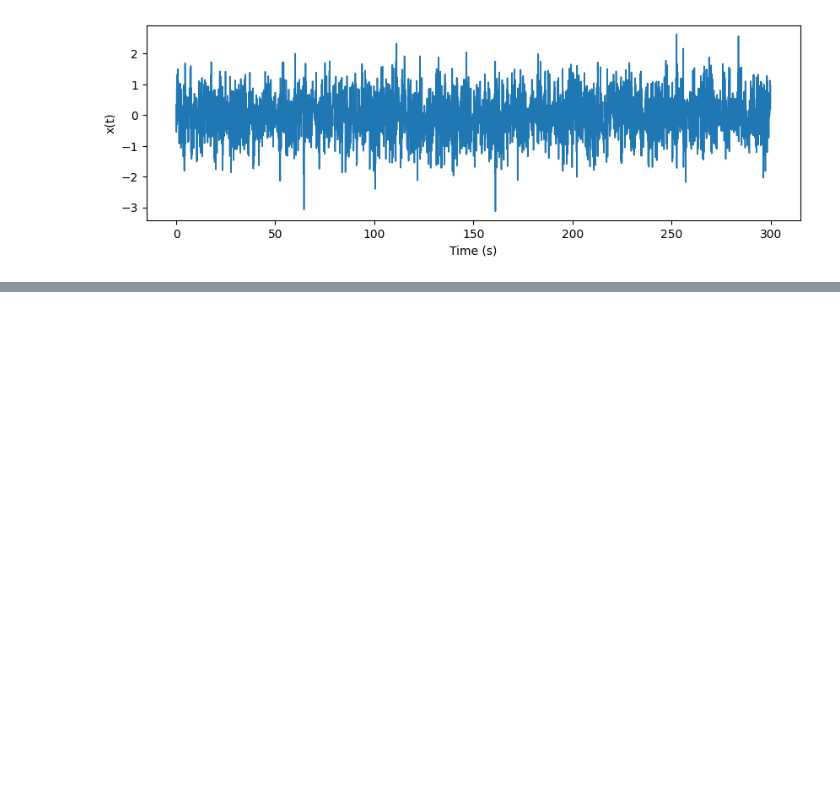
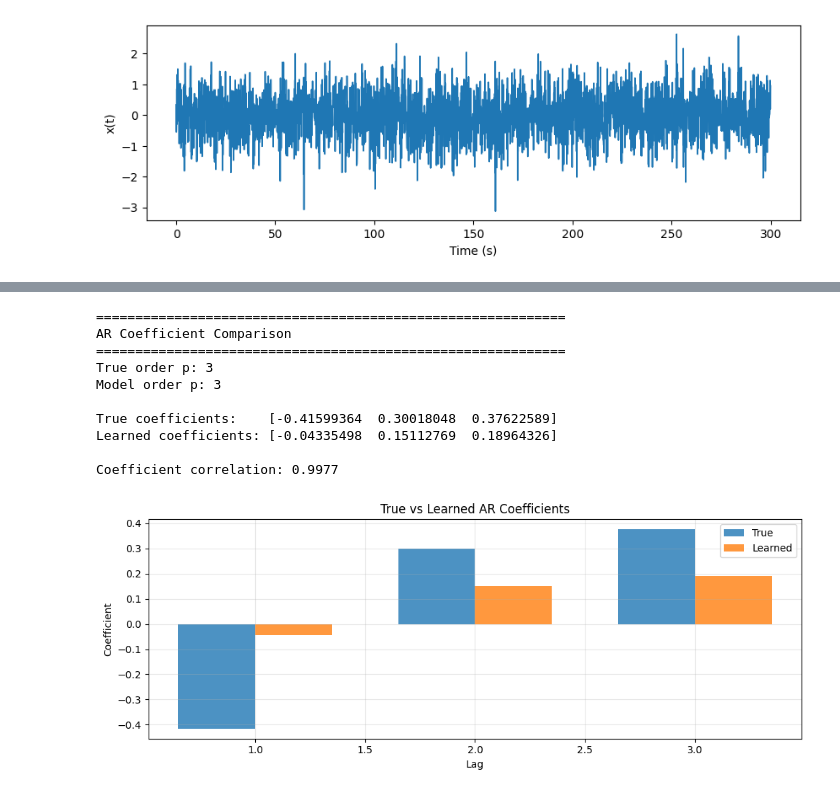
Before and after one commit to erfanzabeh/StocasticDiffEq_Simulation, a Jupyter notebook: ref/fixed_linear_transformer.ipynb, the cells around one changed output, grey strips where cells are left out. Drawn from its saved outputs; the diff is of its cells as text; code cells hidden in the pictures; blank space fills up the shorter version.

```diff
--- a/ref/fixed_linear_transformer.ipynb
+++ b/ref/fixed_linear_transformer.ipynb
@@ -366,10 +377,11 @@ plt.show()
 best_p = 3
 best_model, best_predict, best_scalers, best_splits, best_metrics = train_ar_transformer(
     x, Pmax=best_p,
-    d_model=64, nhead=4, depth=2, dropout=0.05,
-    lr=2e-3, weight_decay=1e-4,
-    epochs=300, batch_size=256,
-    eval_every=10, patience=30,
+    d_model=128, nhead=8, depth=4, dropout=0.0,
+    lr=1e-3, weight_decay=1e-4,
+    epochs=500, batch_size=256,
+    eval_every=5, patience=50,
+    warmup_epochs=20,
     seed=0, device=None
 )
 # %%
@@ -439,3 +451,49 @@ Correlation between predicted and true: 0.5325
+# %%
+# Extract and compare AR coefficients
+X_sample = best_splits["X_te"][:500]  # Use test samples
+learned_coeffs = get_ar_coefficients(best_model, best_predict, X_sample)
+
+# Get true coefficients (pad with zeros if needed)
+p_true = info["p_true"]
+a_true = info["a_true"]
+a_true_padded = np.zeros(best_p)
+a_true_padded[:min(p_true, best_p)] = a_true[:min(p_true, best_p)]
+
+print("\n" + "="*60)
+print("AR Coefficient Comparison")
+print("="*60)
+print(f"True order p: {p_true}")
+print(f"Model order p: {best_p}")
+print(f"\nTrue coefficients:    {a_true_padded}")
+print(f"Learned coefficients: {learned_coeffs}")
+print(f"\nCoefficient correlation: {np.corrcoef(a_true_padded, learned_coeffs)[0,1]:.4f}")
+
+# Plot coefficient comparison
+plt.figure(figsize=(10, 4))
+x_pos = np.arange(best_p) + 1
+width = 0.35
+
+plt.bar(x_pos - width/2, a_true_padded, width, label='True', alpha=0.8)
+plt.bar(x_pos + width/2, learned_coeffs, width, label='Learned', alpha=0.8)
+plt.xlabel('Lag')
+plt.ylabel('Coefficient')
+plt.title('True vs Learned AR Coefficients')
+plt.legend()
+plt.grid(True, alpha=0.3)
+plt.tight_layout()
+plt.show()
+# %% [output]
+============================================================
+AR Coefficient Comparison
+============================================================
+True order p: 3
+Model order p: 3
+
+True coefficients:    [-0.41599364  0.30018048  0.37622589]
+Learned coefficients: [-0.04335498  0.15112769  0.18964326]
+
+Coefficient correlation: 0.9977
+[figure, added]
 # %%
 # # Get predictions on test set
 # y_pred = predict_np(X_te)
```
Also changed, not shown: parts of 7 cells of this notebook, 6 other files.
